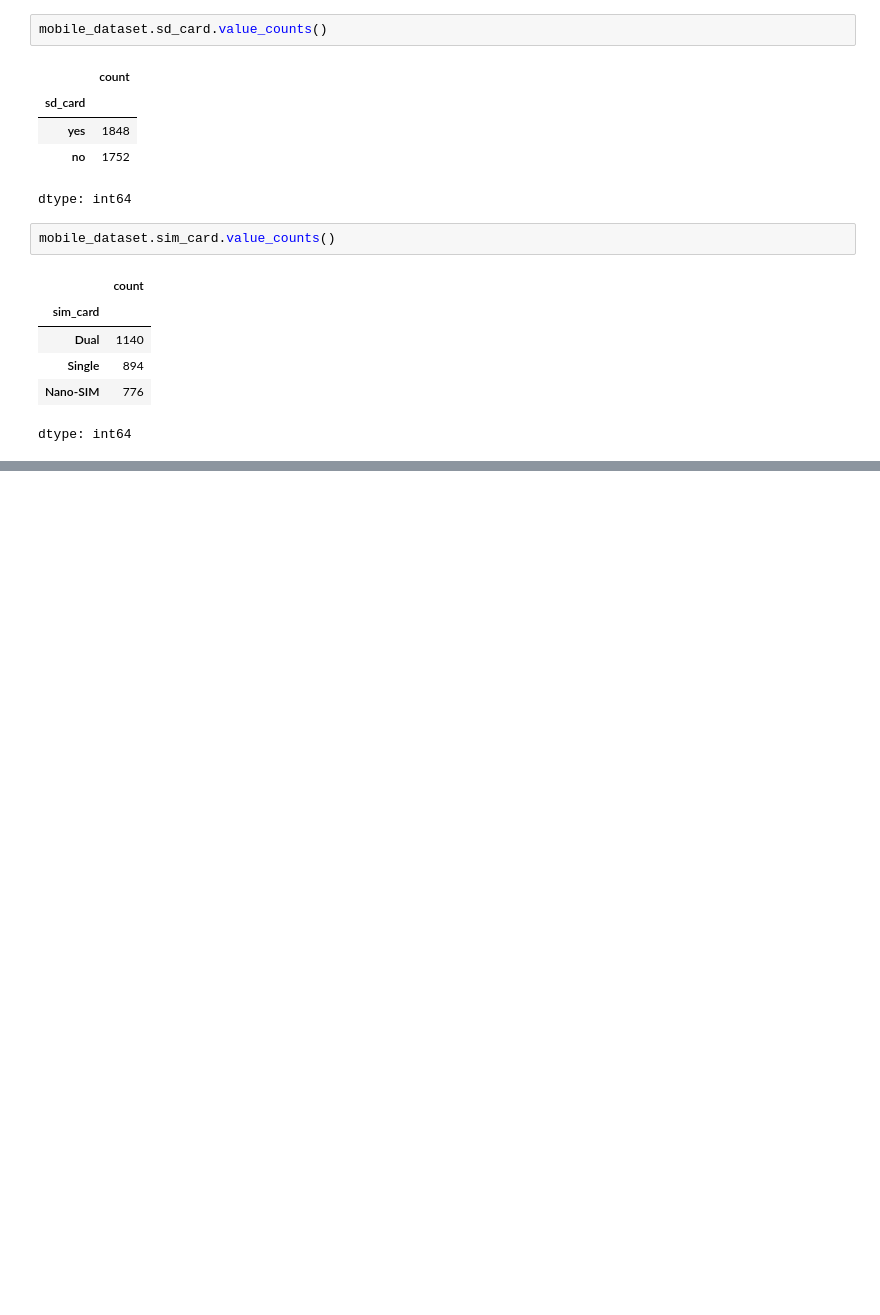
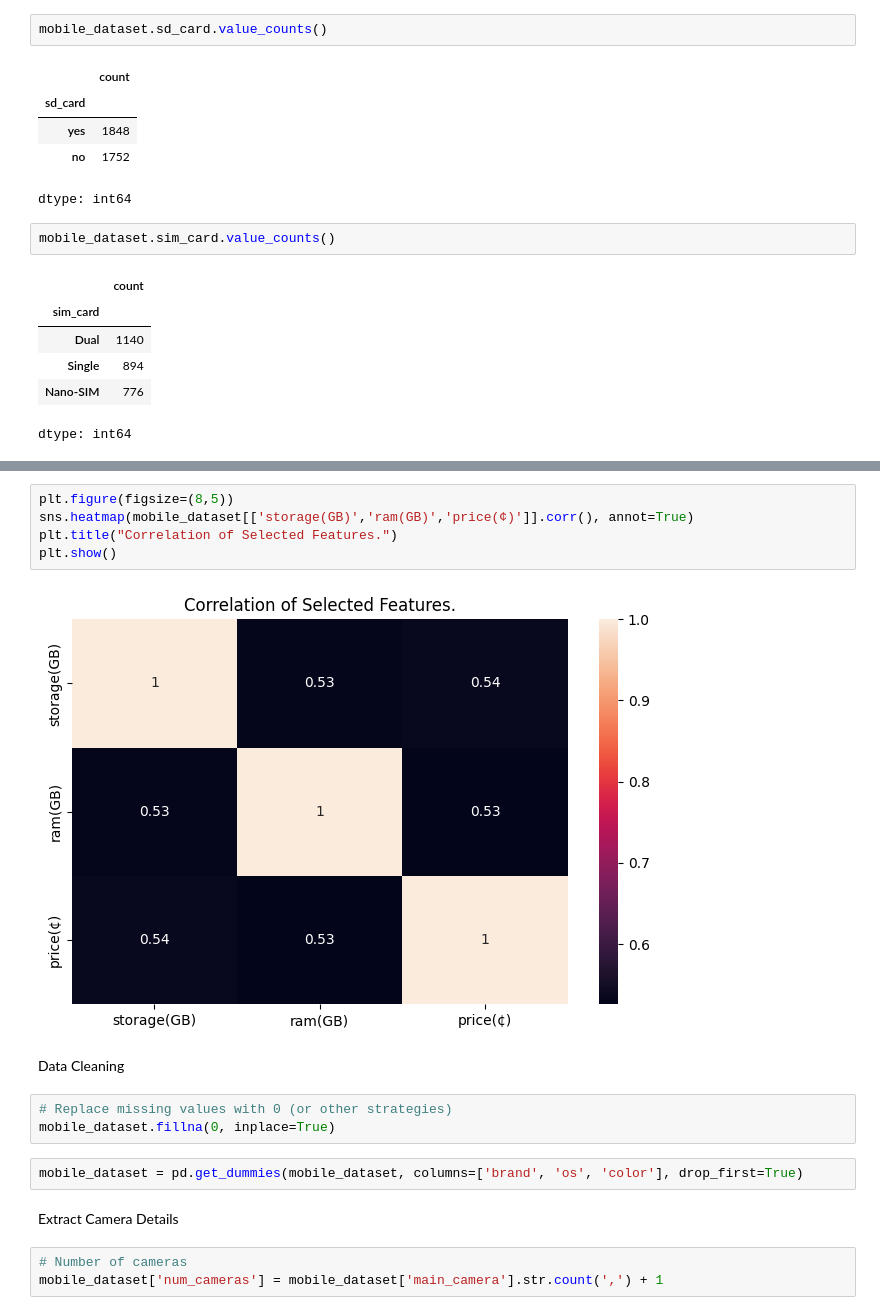
Before and after one commit to KwameCode27/car-price-prediction, a Jupyter notebook: Mobile_Price_Predictor.ipynb, the cells around one changed output, grey strips where cells are left out. Drawn from its saved outputs; the diff is of its cells as text; blank space fills up the shorter version.

Commit message:
Data cleaning

```diff
--- a/Mobile_Price_Predictor.ipynb
+++ b/Mobile_Price_Predictor.ipynb
@@ -258,0 +291,19 @@ dtype: int64
+# %%
+plt.figure(figsize=(8,5))
+sns.heatmap(mobile_dataset[['storage(GB)','ram(GB)','price(¢)']].corr(), annot=True)
+plt.title("Correlation of Selected Features.")
+plt.show()
+# %% [output]
+[figure, added]
+# %% [markdown]
+Data Cleaning
+# %%
+# Replace missing values with 0 (or other strategies)
+mobile_dataset.fillna(0, inplace=True)
+# %%
+mobile_dataset = pd.get_dummies(mobile_dataset, columns=['brand', 'os', 'color'], drop_first=True)
+# %% [markdown]
+Extract Camera Details
+# %%
+# Number of cameras
+mobile_dataset['num_cameras'] = mobile_dataset['main_camera'].str.count(',') + 1
```
Also changed, not shown: parts of 10 cells of this notebook.
